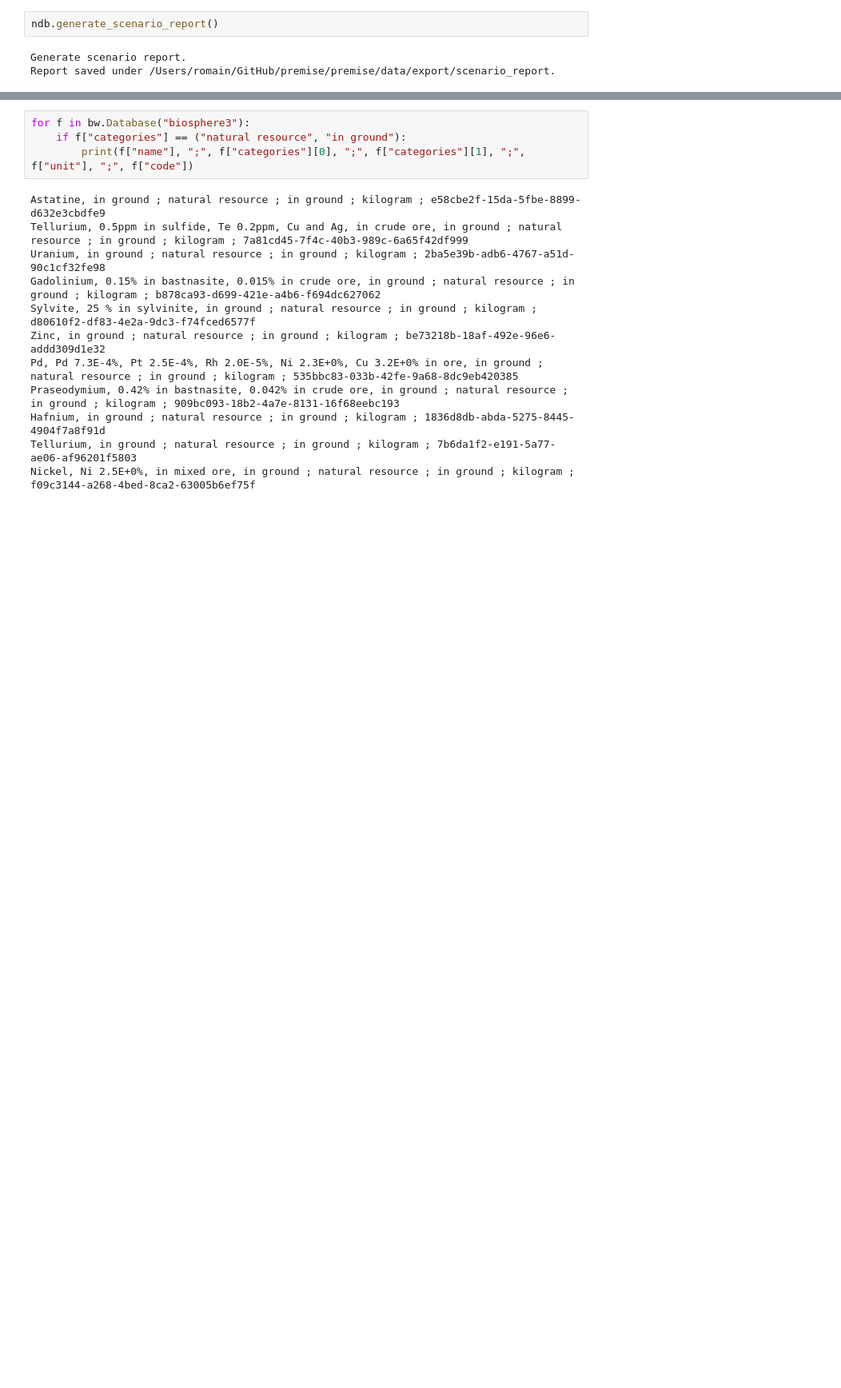
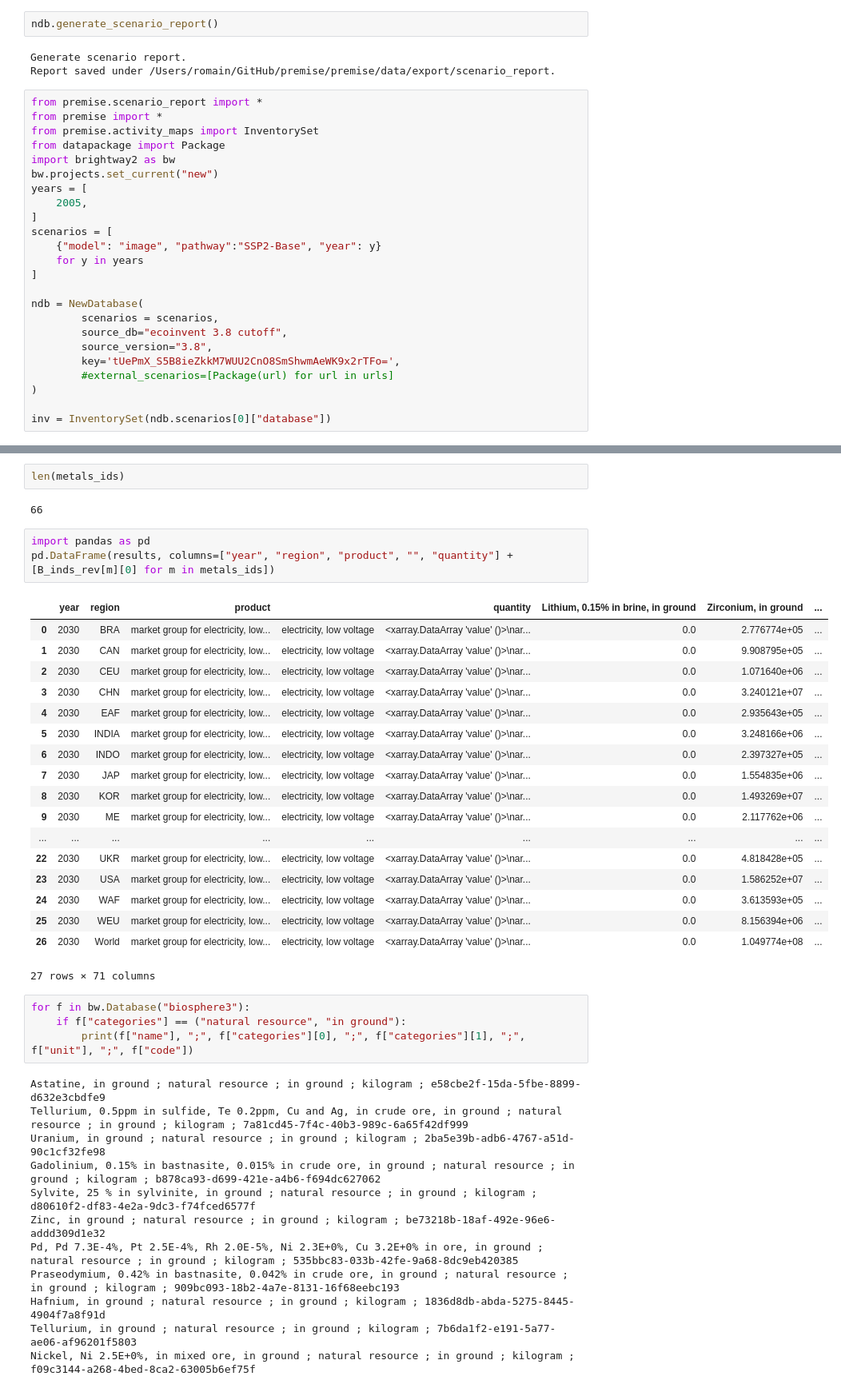
Before and after one commit to romainsacchi/rmnd-lca, a Jupyter notebook: dev/format db.ipynb, the cells around one changed output, grey strips where cells are left out. Shown: that part at 80% size. Saved outputs shown, nothing was run; the diff lists cells and outputs as text; blank space fills up the shorter version.

Commit message:
Continue metals integration

```diff
--- a/dev/format db.ipynb
+++ b/dev/format db.ipynb
@@ -137,3 +143,27 @@ ndb.generate_scenario_report()
 # %% [output]
 Generate scenario report.
 Report saved under /Users/romain/GitHub/premise/premise/data/export/scenario_report.
+# %%
+from premise.scenario_report import *
+from premise import *
+from premise.activity_maps import InventorySet
+from datapackage import Package
+import brightway2 as bw
+bw.projects.set_current("new")
+years = [
+    2005,
+]
+scenarios = [
+    {"model": "image", "pathway":"SSP2-Base", "year": y}
+    for y in years
+]
+
+ndb = NewDatabase(
+        scenarios = scenarios,
+        source_db="ecoinvent 3.8 cutoff",
+        source_version="3.8",
+        key='tUePmX_S5B8ieZkkM7WUU2CnO8SmShwmAeWK9x2rTFo=',
+        #external_scenarios=[Package(url) for url in urls]
+)
+
+inv = InventorySet(ndb.scenarios[0]["database"])
@@ -205,3 +322,29 @@ Coordinates:
+# %%
+len(metals_ids)
+# %% [output]
+66
+# %%
+import pandas as pd
+pd.DataFrame(results, columns=["year", "region", "product", "", "quantity"] + [B_inds_rev[m][0] for m in metals_ids])
+# %% [output]
+|  | year | region | product |  | quantity | Lithium, 0.15% in brine, in ground | Zirconium, in ground | ... |
+| 0 | 2030 | BRA | market group for electricity, low... | electricity, low voltage | <xarray.DataArray 'value' ()>\nar... | 0.0 | 2.776774e+05 | ... |
+| 1 | 2030 | CAN | market group for electricity, low... | electricity, low voltage | <xarray.DataArray 'value' ()>\nar... | 0.0 | 9.908795e+05 | ... |
+| 2 | 2030 | CEU | market group for electricity, low... | electricity, low voltage | <xarray.DataArray 'value' ()>\nar... | 0.0 | 1.071640e+06 | ... |
+| 3 | 2030 | CHN | market group for electricity, low... | electricity, low voltage | <xarray.DataArray 'value' ()>\nar... | 0.0 | 3.240121e+07 | ... |
+| 4 | 2030 | EAF | market group for electricity, low... | electricity, low voltage | <xarray.DataArray 'value' ()>\nar... | 0.0 | 2.935643e+05 | ... |
+| 5 | 2030 | INDIA | market group for electricity, low... | electricity, low voltage | <xarray.DataArray 'value' ()>\nar... | 0.0 | 3.248166e+06 | ... |
+| 6 | 2030 | INDO | market group for electricity, low... | electricity, low voltage | <xarray.DataArray 'value' ()>\nar... | 0.0 | 2.397327e+05 | ... |
+| 7 | 2030 | JAP | market group for electricity, low... | electricity, low voltage | <xarray.DataArray 'value' ()>\nar... | 0.0 | 1.554835e+06 | ... |
+| 8 | 2030 | KOR | market group for electricity, low... | electricity, low voltage | <xarray.DataArray 'value' ()>\nar... | 0.0 | 1.493269e+07 | ... |
+| 9 | 2030 | ME | market group for electricity, low... | electricity, low voltage | <xarray.DataArray 'value' ()>\nar... | 0.0 | 2.117762e+06 | ... |
+| ... | ... | ... | ... | ... | ... | ... | ... | ... |
+| 22 | 2030 | UKR | market group for electricity, low... | electricity, low voltage | <xarray.DataArray 'value' ()>\nar... | 0.0 | 4.818428e+05 | ... |
+| 23 | 2030 | USA | market group for electricity, low... | electricity, low voltage | <xarray.DataArray 'value' ()>\nar... | 0.0 | 1.586252e+07 | ... |
+| 24 | 2030 | WAF | market group for electricity, low... | electricity, low voltage | <xarray.DataArray 'value' ()>\nar... | 0.0 | 3.613593e+05 | ... |
+| 25 | 2030 | WEU | market group for electricity, low... | electricity, low voltage | <xarray.DataArray 'value' ()>\nar... | 0.0 | 8.156394e+06 | ... |
+| 26 | 2030 | World | market group for electricity, low... | electricity, low voltage | <xarray.DataArray 'value' ()>\nar... | 0.0 | 1.049774e+08 | ... |
+27 rows × 71 columns
 # %%
 for f in bw.Database("biosphere3"):
     if f["categories"] == ("natural resource", "in ground"):
```
Also changed, not shown: parts of 8 cells of this notebook, 2 other files.
